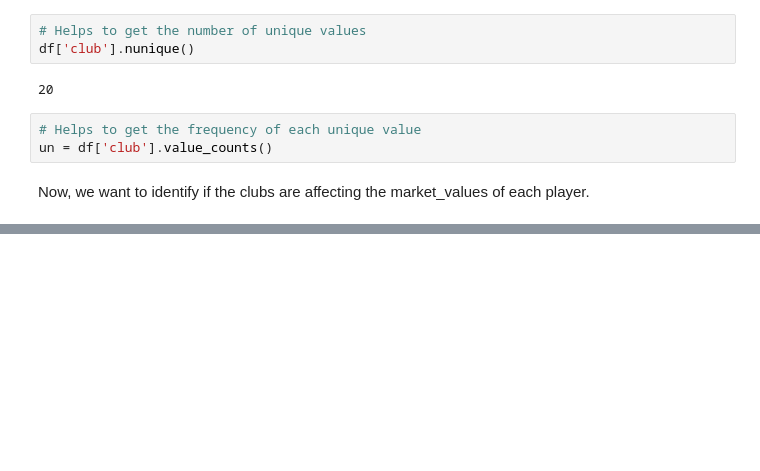
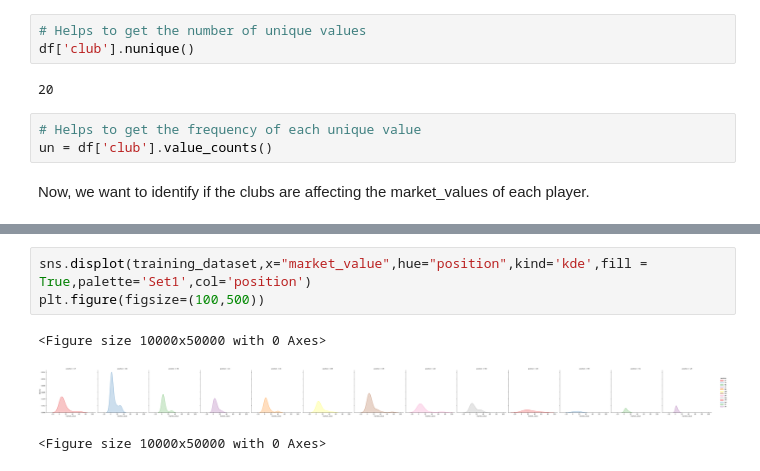
Before and after one commit to rishi0282/Data-Science, a Jupyter notebook: Price_prediction_model/football_player_price_prediction_model.ipynb, the cells around one changed output, grey strips where cells are left out. Drawn from its saved outputs; the diff is of its cells as text; blank space fills up the shorter version.

```diff
--- a/Price_prediction_model/football_player_price_prediction_model.ipynb
+++ b/Price_prediction_model/football_player_price_prediction_model.ipynb
@@ -404,0 +454,7 @@ pvalue = 0.022196
+# %%
+sns.displot(training_dataset,x="market_value",hue="position",kind='kde',fill = True,palette='Set1',col='position')
+plt.figure(figsize=(100,500))
+# %% [output]
+<Figure size 10000x50000 with 0 Axes>
+[figure, added]
+<Figure size 10000x50000 with 0 Axes>
```
Also changed, not shown: parts of 29 cells of this notebook.
